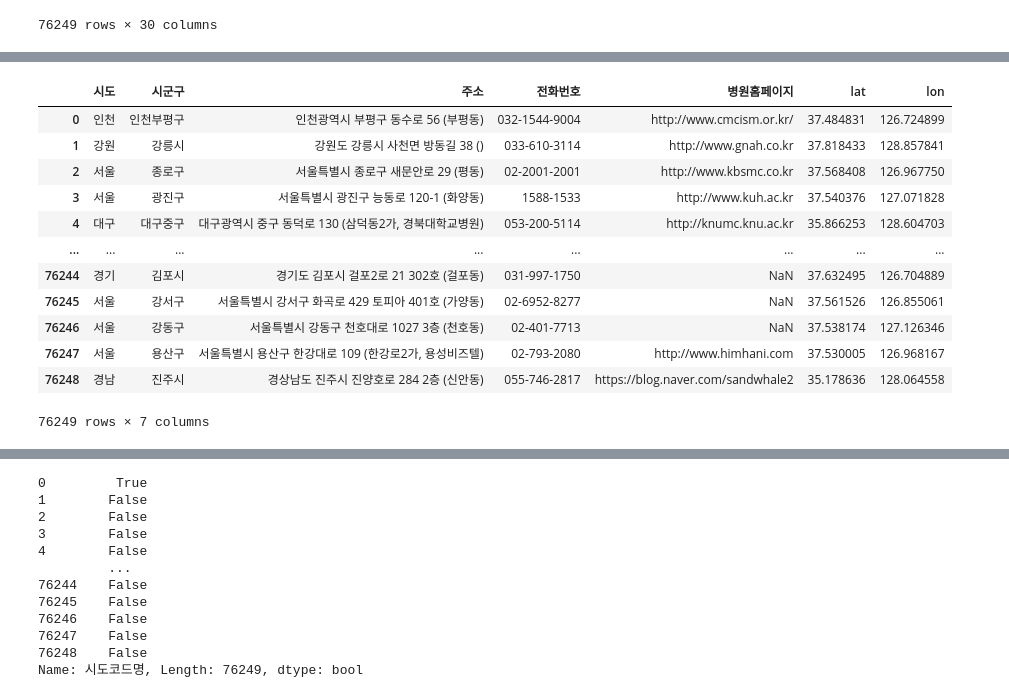
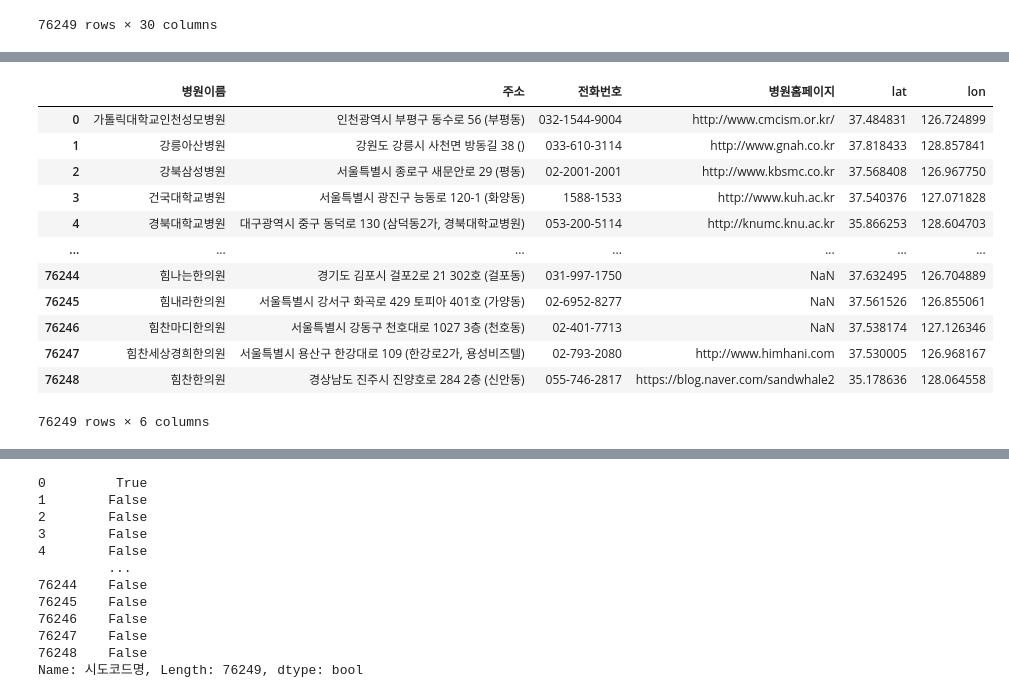
Before and after one commit to qooqookeke/car_greenhouse_gas, a Jupyter notebook: hospital.ipynb, the cells around one changed output, grey strips where cells are left out. Saved outputs shown, nothing was run; the diff lists cells and outputs as text; code cells hidden in the pictures.

```diff
--- a/hospital.ipynb
+++ b/hospital.ipynb
@@ -320,17 +320,19 @@ df_search
 # %%
-df_search[['시도','시군구','주소','전화번호','병원홈페이지','lat','lon']]
+df_search = df_search[['병원이름','주소','전화번호','병원홈페이지','lat','lon']]
-# %% [output]
-|  | 시도 | 시군구 | 주소 | 전화번호 | 병원홈페이지 | lat | lon |
-| 0 | 인천 | 인천부평구 | 인천광역시 부평구 동수로 56 (부평동) | 032-1544-9004 | http://www.cmcism.or.kr/ | 37.484831 | 126.724899 |
-| 1 | 강원 | 강릉시 | 강원도 강릉시 사천면 방동길 38 () | 033-610-3114 | http://www.gnah.co.kr | 37.818433 | 128.857841 |
-| 2 | 서울 | 종로구 | 서울특별시 종로구 새문안로 29 (평동) | 02-2001-2001 | http://www.kbsmc.co.kr | 37.568408 | 126.967750 |
-| 3 | 서울 | 광진구 | 서울특별시 광진구 능동로 120-1 (화양동) | 1588-1533 | http://www.kuh.ac.kr | 37.540376 | 127.071828 |
-| 4 | 대구 | 대구중구 | 대구광역시 중구 동덕로 130 (삼덕동2가, 경북대학교병원) | 053-200-5114 | http://knumc.knu.ac.kr | 35.866253 | 128.604703 |
-| ... | ... | ... | ... | ... | ... | ... | ... |
-| 76244 | 경기 | 김포시 | 경기도 김포시 걸포2로 21 302호 (걸포동) | 031-997-1750 | NaN | 37.632495 | 126.704889 |
-| 76245 | 서울 | 강서구 | 서울특별시 강서구 화곡로 429 토피아 401호 (가양동) | 02-6952-8277 | NaN | 37.561526 | 126.855061 |
-| 76246 | 서울 | 강동구 | 서울특별시 강동구 천호대로 1027 3층 (천호동) | 02-401-7713 | NaN | 37.538174 | 127.126346 |
-| 76247 | 서울 | 용산구 | 서울특별시 용산구 한강대로 109 (한강로2가, 용성비즈텔) | 02-793-2080 | http://www.himhani.com | 37.530005 | 126.968167 |
-| 76248 | 경남 | 진주시 | 경상남도 진주시 진양호로 284 2층 (신안동) | 055-746-2817 | https://blog.naver.com/sandwhale2 | 35.178636 | 128.064558 |
-76249 rows × 7 columns
+# %%
+df_search
+# %% [output]
+|  | 병원이름 | 주소 | 전화번호 | 병원홈페이지 | lat | lon |
+| 0 | 가톨릭대학교인천성모병원 | 인천광역시 부평구 동수로 56 (부평동) | 032-1544-9004 | http://www.cmcism.or.kr/ | 37.484831 | 126.724899 |
+| 1 | 강릉아산병원 | 강원도 강릉시 사천면 방동길 38 () | 033-610-3114 | http://www.gnah.co.kr | 37.818433 | 128.857841 |
+| 2 | 강북삼성병원 | 서울특별시 종로구 새문안로 29 (평동) | 02-2001-2001 | http://www.kbsmc.co.kr | 37.568408 | 126.967750 |
+| 3 | 건국대학교병원 | 서울특별시 광진구 능동로 120-1 (화양동) | 1588-1533 | http://www.kuh.ac.kr | 37.540376 | 127.071828 |
+| 4 | 경북대학교병원 | 대구광역시 중구 동덕로 130 (삼덕동2가, 경북대학교병원) | 053-200-5114 | http://knumc.knu.ac.kr | 35.866253 | 128.604703 |
+| ... | ... | ... | ... | ... | ... | ... |
+| 76244 | 힘나는한의원 | 경기도 김포시 걸포2로 21 302호 (걸포동) | 031-997-1750 | NaN | 37.632495 | 126.704889 |
+| 76245 | 힘내라한의원 | 서울특별시 강서구 화곡로 429 토피아 401호 (가양동) | 02-6952-8277 | NaN | 37.561526 | 126.855061 |
+| 76246 | 힘찬마디한의원 | 서울특별시 강동구 천호대로 1027 3층 (천호동) | 02-401-7713 | NaN | 37.538174 | 127.126346 |
+| 76247 | 힘찬세상경희한의원 | 서울특별시 용산구 한강대로 109 (한강로2가, 용성비즈텔) | 02-793-2080 | http://www.himhani.com | 37.530005 | 126.968167 |
+| 76248 | 힘찬한의원 | 경상남도 진주시 진양호로 284 2층 (신안동) | 055-746-2817 | https://blog.naver.com/sandwhale2 | 35.178636 | 128.064558 |
+76249 rows × 6 columns
 # %%
```
Also changed, not shown: parts of 7 cells of this notebook, 1 other file.
